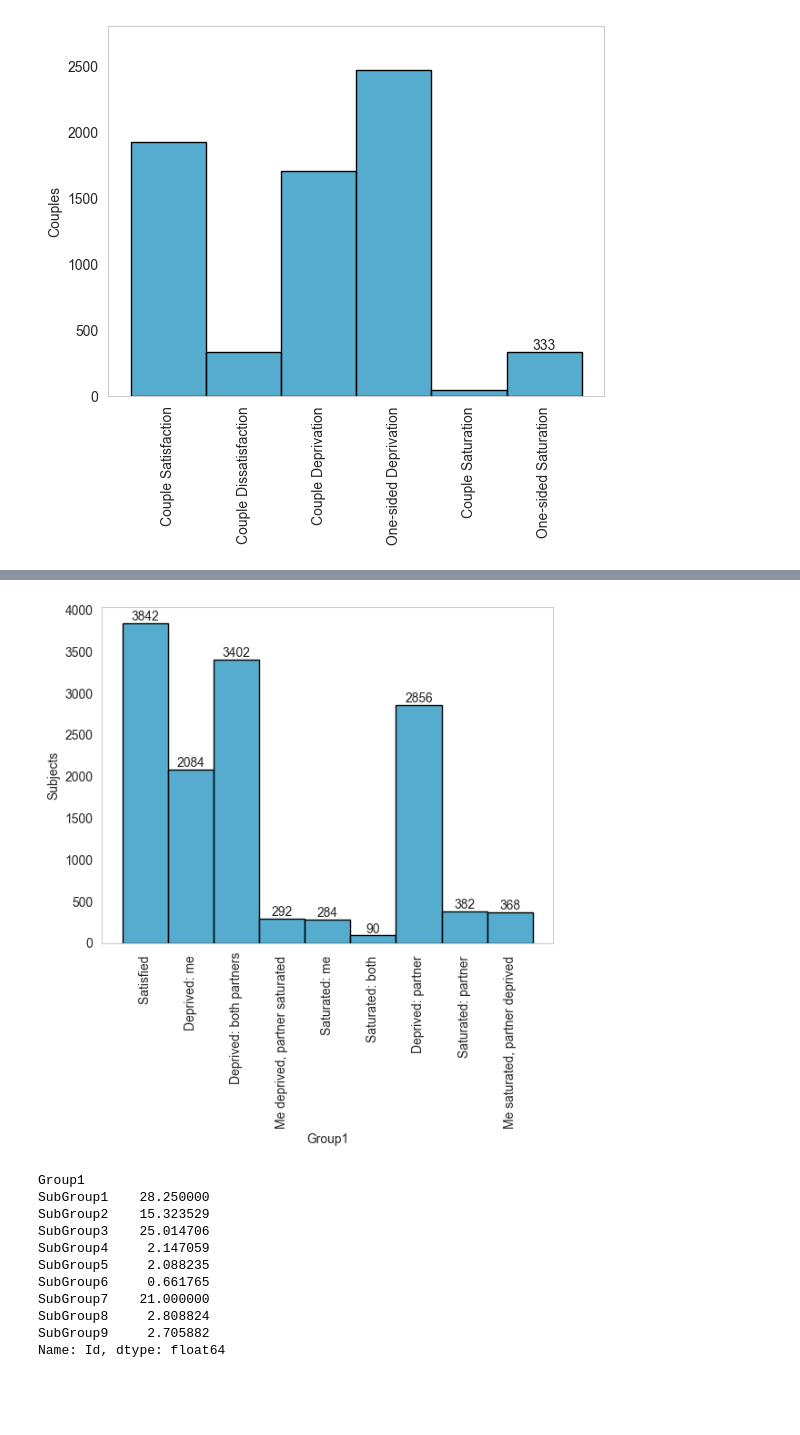
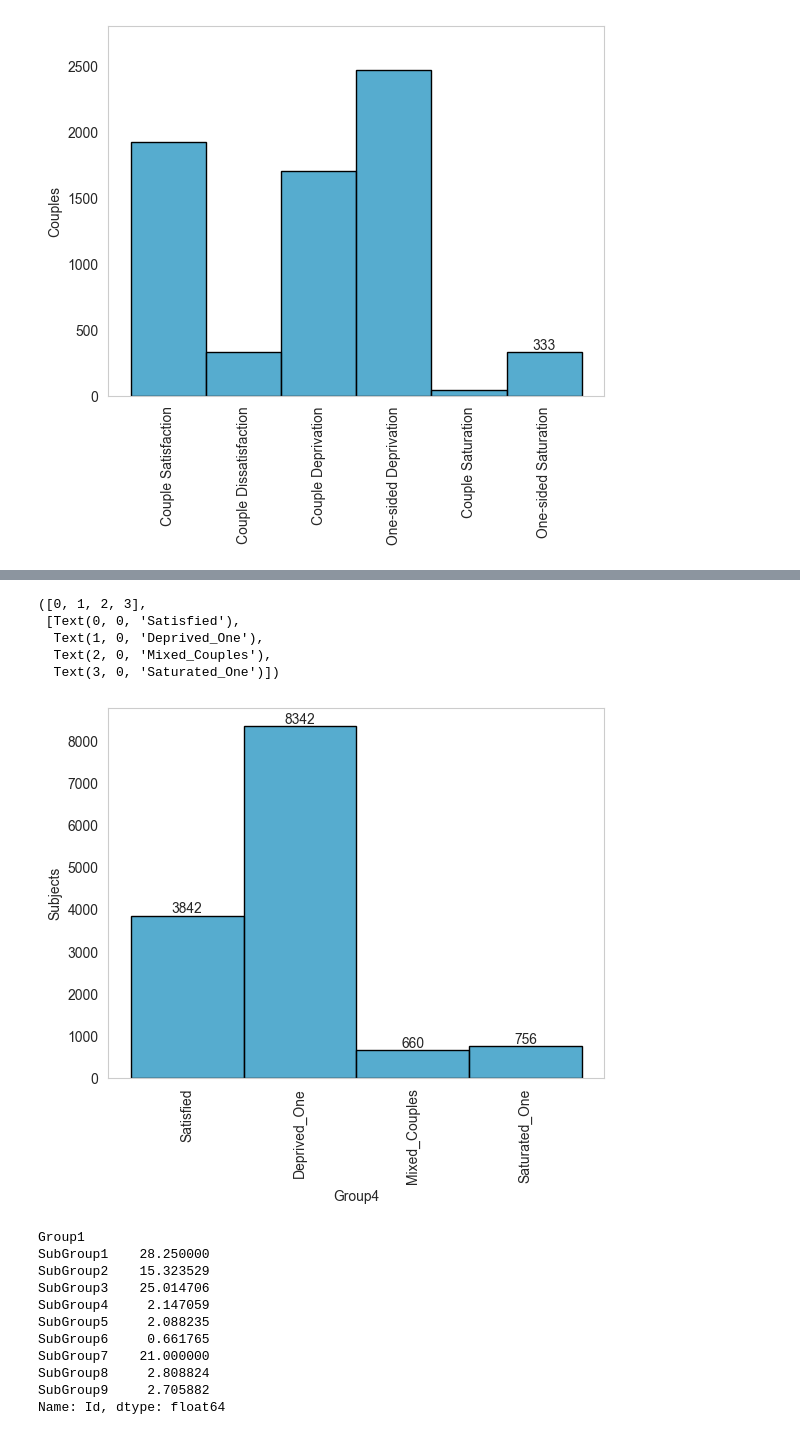
Before and after one commit to EdgardoCS/touchCouples, a Jupyter notebook: 1_read_and_sort.ipynb, the cells around one changed output, grey strips where cells are left out. Saved outputs shown, nothing was run; the diff lists cells and outputs as text; code cells hidden in the pictures; blank space fills up the shorter version.

```diff
--- a/1_read_and_sort.ipynb
+++ b/1_read_and_sort.ipynb
@@ -594,48 +598,47 @@ df_long.to_csv('source/FReDA4.csv', index=False)
 # %%
-group_labels = [
-    'Satisfied ', 'Deprived: me ',
-    'Deprived: both partners', 'Me deprived, partner saturated ',
-    'Saturated: me ', 'Saturated: both ',
-    'Deprived: partner ', 'Saturated: partner ',
-    'Me saturated, partner deprived '
-]
+# Satisfied
+df_long.loc[df_long['Group1'] == 'SubGroup1', 'Group4'] = 'Satisfied'
 
-df['Group1'] = pd.Categorical(
-    df['Group1'], ['SubGroup1',
-                   'SubGroup2',
-                   'SubGroup3',
-                   'SubGroup4',
-                   'SubGroup5',
-                   'SubGroup6',
-                   'SubGroup7',
-                   'SubGroup8',
-                   'SubGroup9'
-                   ]
-)
+# Deprived groups
+df_long.loc[df_long['Group1'] == 'SubGroup3', 'Group4'] = 'Deprived_One'
+df_long.loc[df_long['Group2'] == 'One-sided Deprivation', 'Group4'] = 'Deprived_One'
 
-ax = sns.histplot(data=df_long, x='Group1',
+# Saturated groups
+df_long.loc[df_long['Group1'] == 'SubGroup6', 'Group4'] = 'Saturated_One'
+df_long.loc[df_long['Group2'] == 'One-sided Saturation', 'Group4'] = 'Saturated_One'
+
+# Mixed groups
+df_long.loc[df_long['Group1'] == 'SubGroup4', 'Group4'] = 'Mixed_Couples'
+df_long.loc[df_long['Group1'] == 'SubGroup9', 'Group4'] = 'Mixed_Couples'
+
+ax = sns.histplot(data=df_long, x='Group4',
                   element='bars',
                   binwidth=0.5,
                   color='#1d91c0',
                   common_norm=False,
                   multiple="dodge",
                   linewidth=1,
                   edgecolor='black',
                   )
 for p in ax.patches:
     height = p.get_height()
     ax.text(
         p.get_x() + p.get_width() / 2.,
         height,
         int(height),
         ha="center", va="bottom"
     )
 plt.grid(False)
 plt.ylabel("Subjects")
 
-plt.xticks(rotation=90, ticks=[0, 1, 2, 3, 4, 5, 6, 7, 8], labels=group_labels);
+plt.xticks(rotation=90)
 # %% [output]
+([0, 1, 2, 3],
+ [Text(0, 0, 'Satisfied'),
+  Text(1, 0, 'Deprived_One'),
+  Text(2, 0, 'Mixed_Couples'),
+  Text(3, 0, 'Saturated_One')])
-[figure, old version]
+[figure, new version]
 # %%
 df.groupby(by=["Group1"]).count()["Id"] / len(df) * 100
 # %% [output]
```
Also changed, not shown: parts of 5 cells of this notebook, 3 other files.
